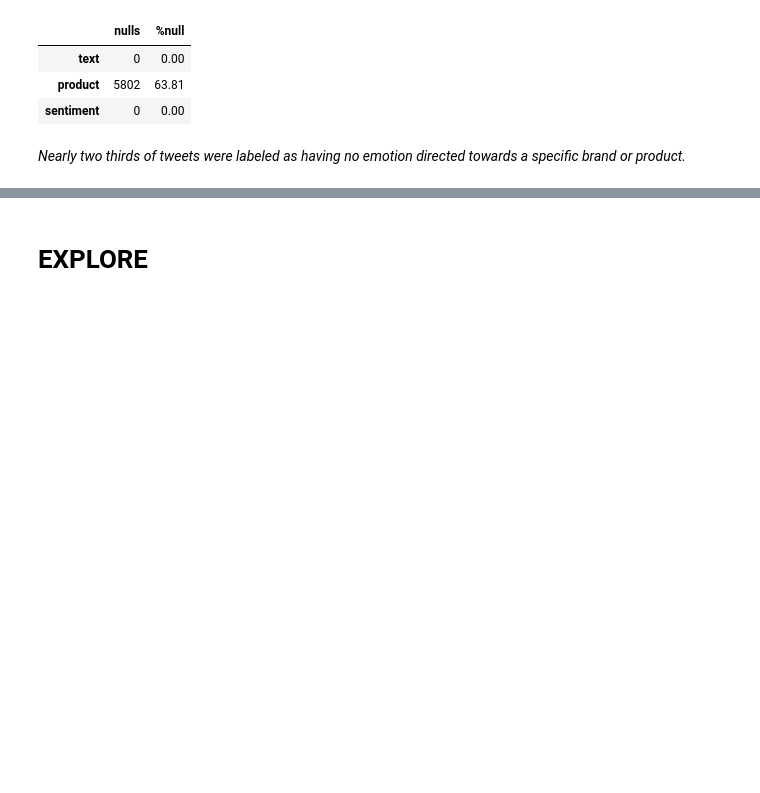
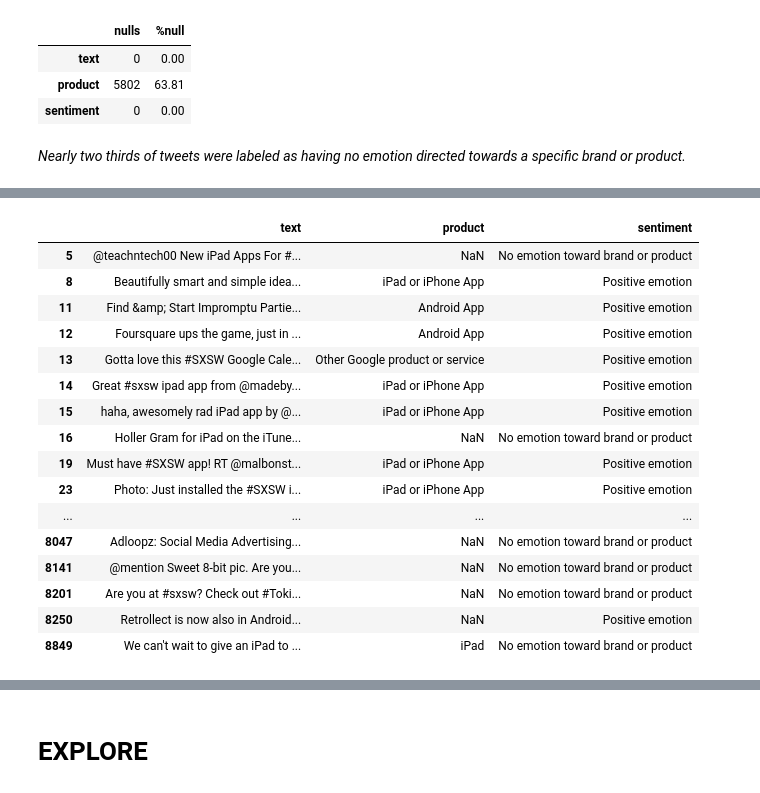
Before and after one commit to rcauvy/product-review-analysis-nlp, a Jupyter notebook: index.ipynb, the cells around one changed output, grey strips where cells are left out. Drawn from its saved outputs; the diff is of its cells as text; code cells hidden in the pictures; blank space fills up the shorter version.

```diff
--- a/index.ipynb
+++ b/index.ipynb
@@ -235,0 +252,21 @@ Questions to consider:
+# %%
+# check for URLs
+df[df['text'].str.contains("http[^ ]+|www\.[^ ]+")]
+# %% [output]
+|  | text | product | sentiment |
+| 5 | @teachntech00 New iPad Apps For #... | NaN | No emotion toward brand or product |
+| 8 | Beautifully smart and simple idea... | iPad or iPhone App | Positive emotion |
+| 11 | Find &amp; Start Impromptu Partie... | Android App | Positive emotion |
+| 12 | Foursquare ups the game, just in ... | Android App | Positive emotion |
+| 13 | Gotta love this #SXSW Google Cale... | Other Google product or service | Positive emotion |
+| 14 | Great #sxsw ipad app from @madeby... | iPad or iPhone App | Positive emotion |
+| 15 | haha, awesomely rad iPad app by @... | iPad or iPhone App | Positive emotion |
+| 16 | Holler Gram for iPad on the iTune... | NaN | No emotion toward brand or product |
+| 19 | Must have #SXSW app! RT @malbonst... | iPad or iPhone App | Positive emotion |
+| 23 | Photo: Just installed the #SXSW i... | iPad or iPhone App | Positive emotion |
+| ... | ... | ... | ... |
+| 8047 | Adloopz: Social Media Advertising... | NaN | No emotion toward brand or product |
+| 8141 | @mention Sweet 8-bit pic. Are you... | NaN | No emotion toward brand or product |
+| 8201 | Are you at #sxsw? Check out #Toki... | NaN | No emotion toward brand or product |
+| 8250 | Retrollect is now also in Android... | NaN | Positive emotion |
+| 8849 | We can't wait to give an iPad to ... | iPad | No emotion toward brand or product |
```
Also changed, not shown: parts of 10 cells of this notebook.
